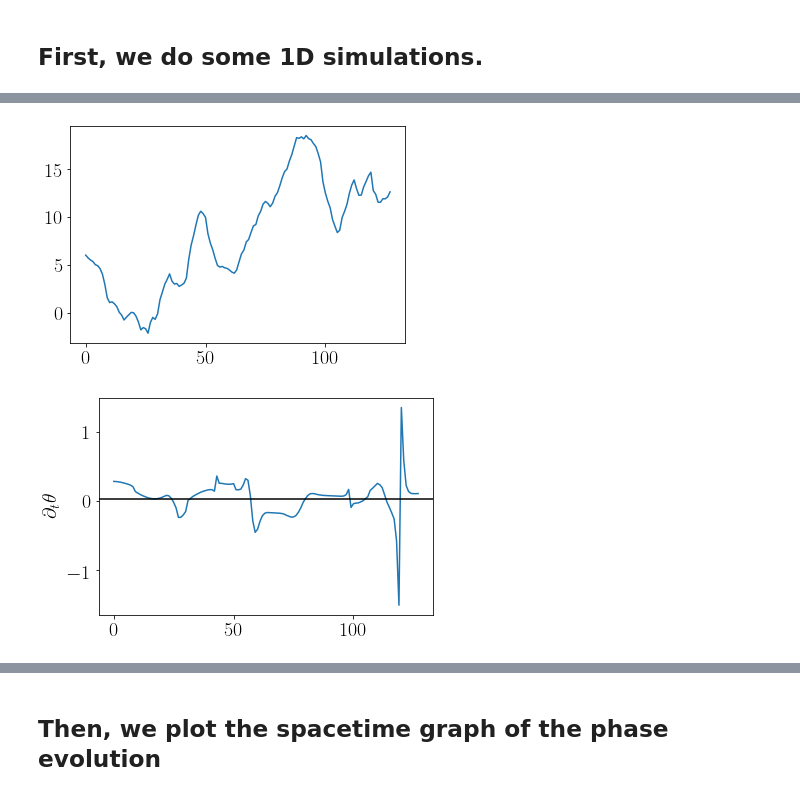
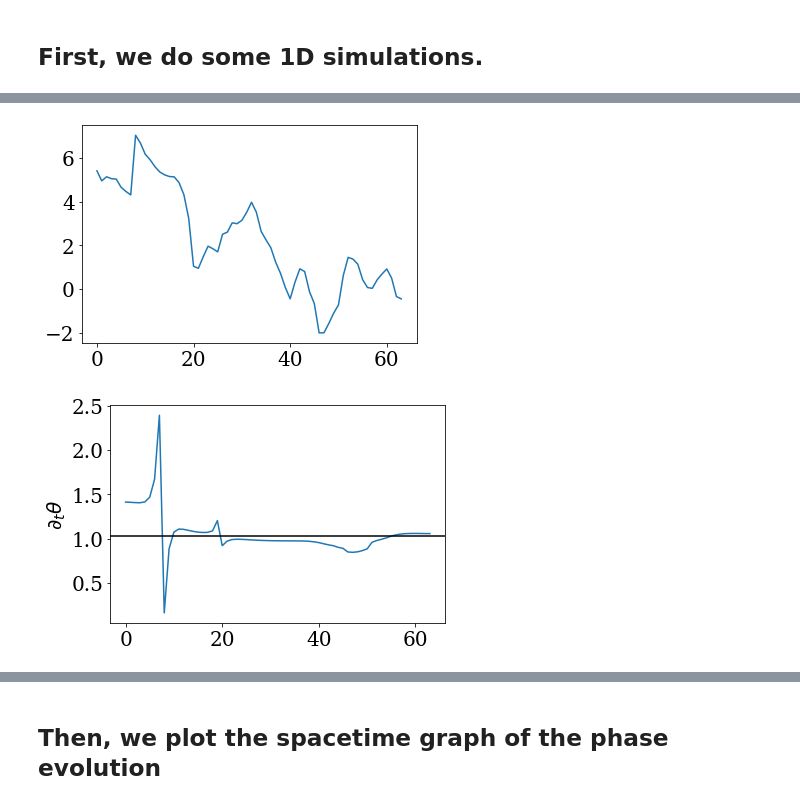
Before and after one commit to Irene-Li/kuramoto, a Jupyter notebook: kuramoto.ipynb, the cells around one changed output, grey strips where cells are left out. Cells and saved outputs as stored; diff of their text form; code cells hidden in the pictures.

```diff
--- a/kuramoto.ipynb
+++ b/kuramoto.ipynb
@@ -17,19 +11,42 @@ or from the matplotlib source distribution
 # %%
 # Set up model parameters
 epsilon = 1
-gamma = 0.09
-sigma = 0.50
-mean_omega = 0
+gamma = 0
+sigmas = [0.1, 0.01, 0]
+mean_omega = 1
 
 # Set up simulation parameters
-L = 128 # size of the system
-T = 1e4 # total time of the simulation
+L = 64 # size of the system
+T = 1e3 # total time of the simulation
 dt = 1e-2 # time step
 n_batches = T # number of time points recorded in the end
 init = np.zeros((L))  # - 0.1*np.sin(np.arange(L)*np.pi/L)
-grad = [-1, 1]
+grad = [-0.01, 0.01]
 
-# Initialise the model and run the simulation
-model = Kuramoto(epsilon, gamma, sigma, mean_omega, BC='grad', grad=grad)
-model.initialise(L, T, dt, n_batches, init=init)
-model.evolve(verbose=False) # this runs the simulation, set verbose to True to see output at every time step
+seed= 100
+
+data = []
+
+for (i, sigma) in enumerate(sigmas):
+    # Initialise the model and run the simulation
+    model = Kuramoto(epsilon, gamma, sigma, mean_omega, BC='grad', grad=grad)
+    model.initialise(L, T, dt, n_batches, init=init, seed=seed)
+    model.evolve(verbose=False) # this runs the simulation, set verbose to True to see output at every time step
+
+    phases = np.copy(model.res[-2]) % (2*np.pi)
+    shift(phases)
+    data.append(phases)
+# %%
+plt.rc('text', usetex=True)
+plt.rc('font', size=25, family='serif')
+fig, axes = plt.subplots(1, 3, figsize=(16, 5))
+
+for (i, sigma) in enumerate(sigmas):
+    axes[i].plot(data[i])
+    axes[i].set_title(r'$\sigma={}$'.format(sigma))
+    axes[i].set_xlabel(r'$x$')
+    axes[i].set_xlim([0, 64])
+
+axes[0].set_ylabel(r'$\theta$')
+plt.savefig('sim.pdf')
+plt.show()
@@ -36,18 +55,18 @@ model.evolve(verbose=False) # this runs the simulation, set verbose to True to s
 # %%
 phases = np.copy(model.res[-2]) % (2*np.pi)
 shift(phases)
 plt.plot(phases)
 plt.show()
 
 
 data = phases
 Omega = 2*gamma*np.sum(1 - np.cos(data[1:] - data[:-1]))/L
 Omega += (np.sin(data[-1]-data[-2]) - np.sin(data[1]-data[0]))/L
 Omega += np.mean(model.omegas)
 plt.plot(model._det_rhs(phases))
 plt.ylabel(r'$\partial_t \theta$')
-plt.axhline(y=Omega+mean_omega, color='k')
+plt.axhline(y=Omega, color='k')
 plt.show()
 # %% [output]
-[figure, old version]
+[figure, new version]
-[figure, old version]
+[figure, new version]
```
Also changed, not shown: parts of 8 cells of this notebook, 3 other files.
